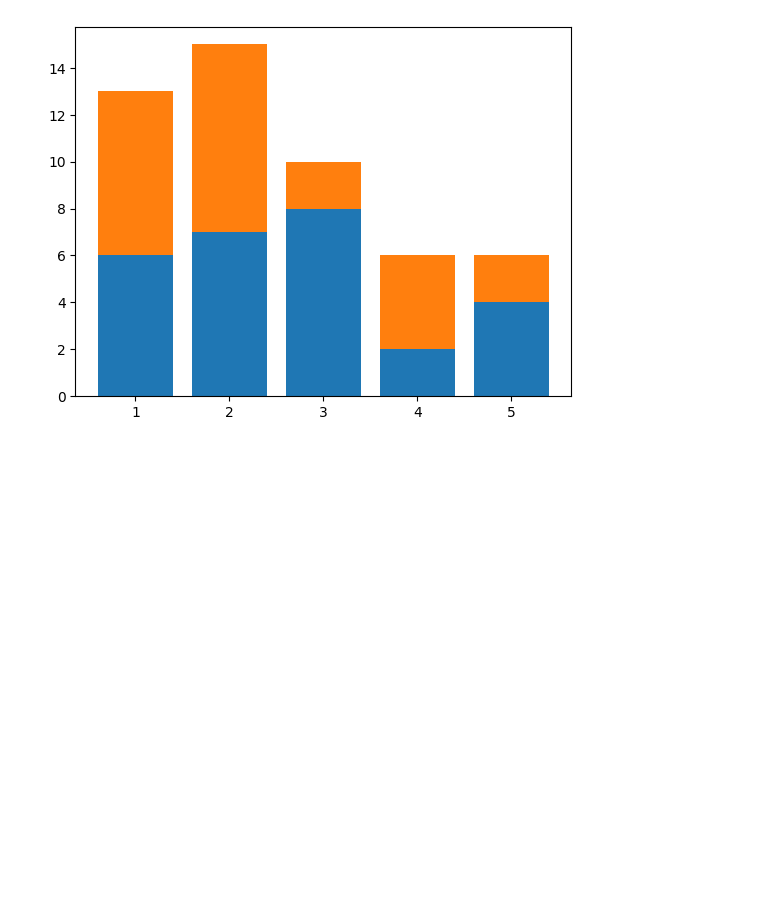
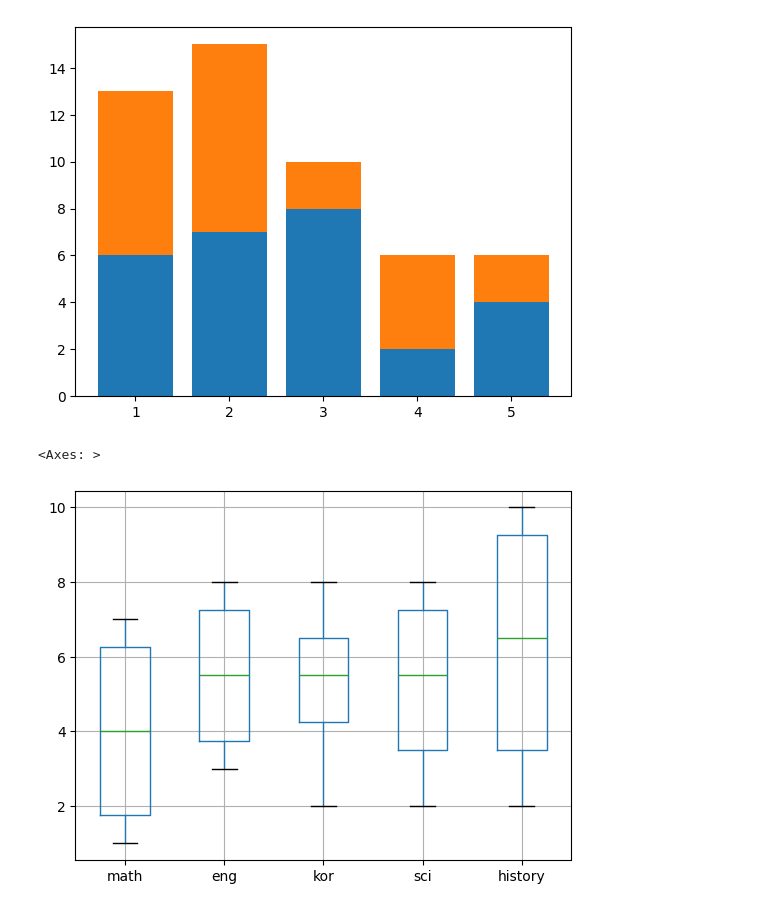
Before and after one commit to denverkim/WEBCRAWLING, a Jupyter notebook: LAB5.ipynb, the cells around one changed output. Saved outputs shown, nothing was run; the diff lists cells and outputs as text; code cells hidden in the pictures; blank space fills up the shorter version.

```diff
--- a/LAB5.ipynb
+++ b/LAB5.ipynb
@@ -267,3 +267,12 @@ plt.bar(x, y2, bottom=y1)
 # %% [output]
 <BarContainer object of 5 artists>
 [figure]
+# %%
+# 박스플랏
+data = [[2, 4, 6, 8, 10],[6 ,7, 8, 2, 4],[1, 3, 5, 7, 9],[7, 8, 2, 4, 2]]
+df = pd.DataFrame(data)
+df.columns = ['math', 'eng', 'kor', 'sci', 'history']
+df.boxplot()
+# %% [output]
+<Axes: >
+[figure, added]
```
Also changed, not shown: parts of 11 cells of this notebook.
